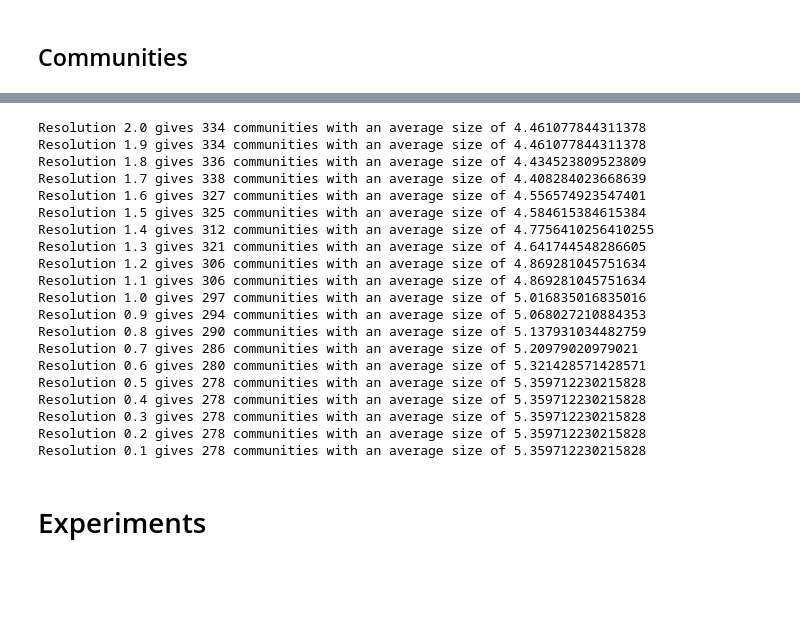
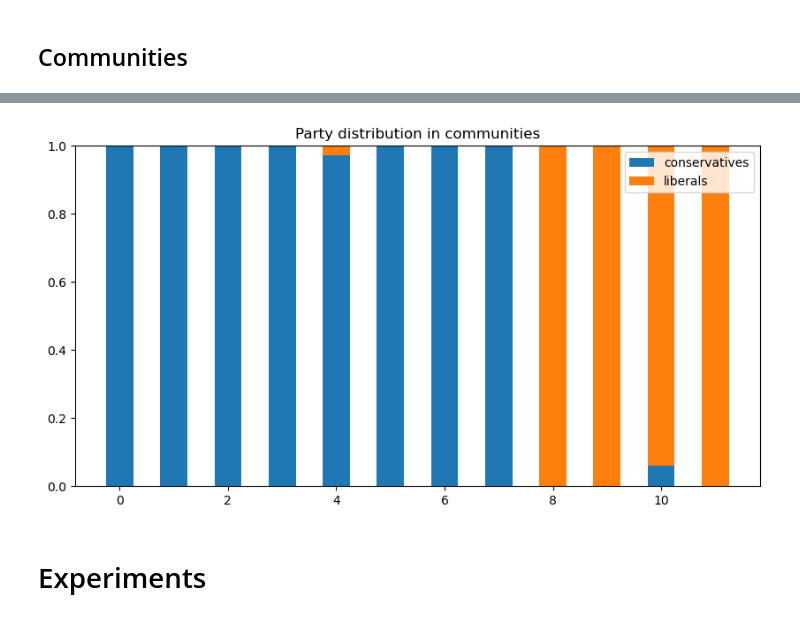
Before and after one commit to EyuelPersonal/complex_networks, a Jupyter notebook: analysis.ipynb, the cells around one changed output, grey strips where cells are left out. Drawn from its saved outputs; the diff is of its cells as text; code cells hidden in the pictures; blank space fills up the shorter version.

```diff
--- a/analysis.ipynb
+++ b/analysis.ipynb
@@ -263,33 +327,33 @@ plt.show()
 # %%
 communities = nx.community.louvain_communities(G, weight='weight', resolution=0.1, threshold=1e-07)
-# %%
-resolutions = sorted([i/10 for i in range(1, 21)], reverse=True)
-
-for resolution in resolutions:
-    communities = nx.community.louvain_communities(G, weight='weight', resolution=resolution, threshold=1e-07)
-
-    print(f'Resolution {resolution} gives {len(communities)} communities with an average size of {np.mean([len(c) for c in communities])}')
-# %% [output]
-Resolution 2.0 gives 334 communities with an average size of 4.461077844311378
-Resolution 1.9 gives 334 communities with an average size of 4.461077844311378
-Resolution 1.8 gives 336 communities with an average size of 4.434523809523809
-Resolution 1.7 gives 338 communities with an average size of 4.408284023668639
-Resolution 1.6 gives 327 communities with an average size of 4.556574923547401
-Resolution 1.5 gives 325 communities with an average size of 4.584615384615384
-Resolution 1.4 gives 312 communities with an average size of 4.7756410256410255
-Resolution 1.3 gives 321 communities with an average size of 4.641744548286605
-Resolution 1.2 gives 306 communities with an average size of 4.869281045751634
-Resolution 1.1 gives 306 communities with an average size of 4.869281045751634
-Resolution 1.0 gives 297 communities with an average size of 5.016835016835016
-Resolution 0.9 gives 294 communities with an average size of 5.068027210884353
-Resolution 0.8 gives 290 communities with an average size of 5.137931034482759
-Resolution 0.7 gives 286 communities with an average size of 5.20979020979021
-Resolution 0.6 gives 280 communities with an average size of 5.321428571428571
-Resolution 0.5 gives 278 communities with an average size of 5.359712230215828
-Resolution 0.4 gives 278 communities with an average size of 5.359712230215828
-Resolution 0.3 gives 278 communities with an average size of 5.359712230215828
-Resolution 0.2 gives 278 communities with an average size of 5.359712230215828
-Resolution 0.1 gives 278 communities with an average size of 5.359712230215828
+# %%
+communities = [list(community) for community in communities if len(community) > 1]
+# %%
+node_party = [[G.nodes[node]['value'] for node in community] for community in communities]
+
+community_party = [(len([i for i in community if i == 0]),
+                    len([i for i in community if i == 1])) for community in node_party]
+
+weight_counts = {
+
+    'conservatives': [i[0]/sum(i) for i in community_party],
+    'liberals': [i[1]/sum(i) for i in community_party]
+}
+width = 0.5
+
+fig, ax = plt.subplots(figsize=(10, 5))
+bottom = np.zeros(12)
+
+for boolean, weight_count in weight_counts.items():
+    p = ax.bar([i for i in range(len(communities))], weight_count, width, label=boolean, bottom=bottom)
+    bottom += weight_count
+
+ax.set_title("Party distribution in communities")
+ax.legend(loc="upper right")
+
+plt.show()
+# %% [output]
+[figure, added]
 # %% [markdown]
 # Experiments
 # %% [markdown]
```
Also changed, not shown: parts of 17 cells of this notebook.
